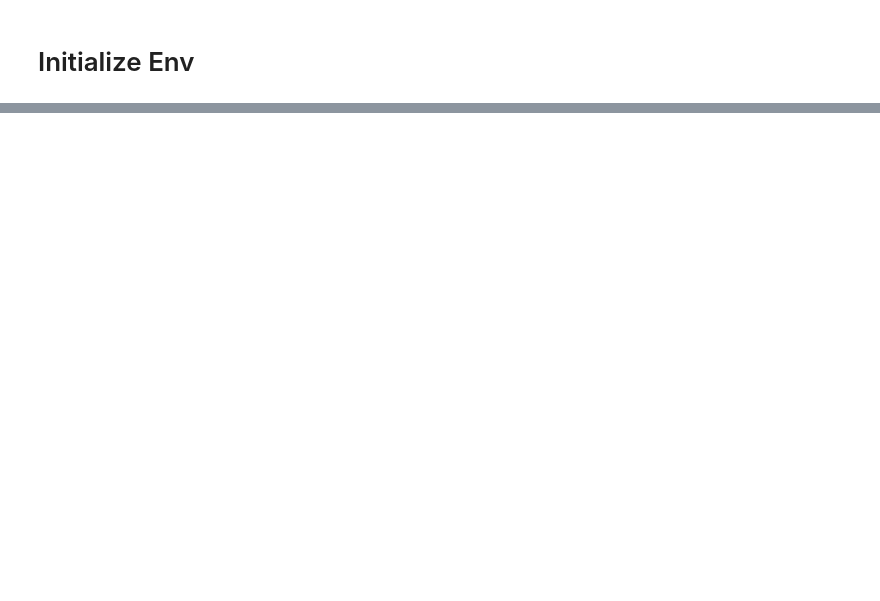
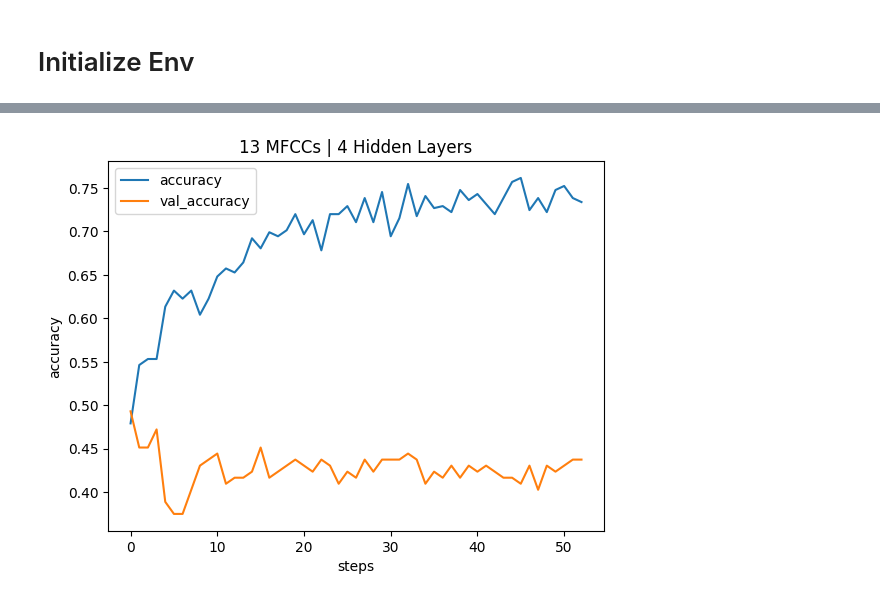
Before and after one commit to ramwtz/data-science-project, a Jupyter notebook: draft/basic_model_train.ipynb, the cells around one changed output, grey strips where cells are left out. Saved outputs shown, nothing was run; the diff lists cells and outputs as text; code cells hidden in the pictures; blank space fills up the shorter version.

```diff
--- a/draft/basic_model_train.ipynb
+++ b/draft/basic_model_train.ipynb
@@ -299,0 +412,6 @@ time: 1.21 ms (started: 2023-09-25 21:09:24 +00:00)
+# %%
+title = f'{features.shape[1]} MFCCs | {hidden_layers} Hidden Layers'
+large_fit_history[['accuracy','val_accuracy']].plot(title=title,xlabel='steps', ylabel='accuracy')
+plt.show()
+# %% [output]
+[figure, added]
```
Also changed, not shown: parts of 114 cells of this notebook.
